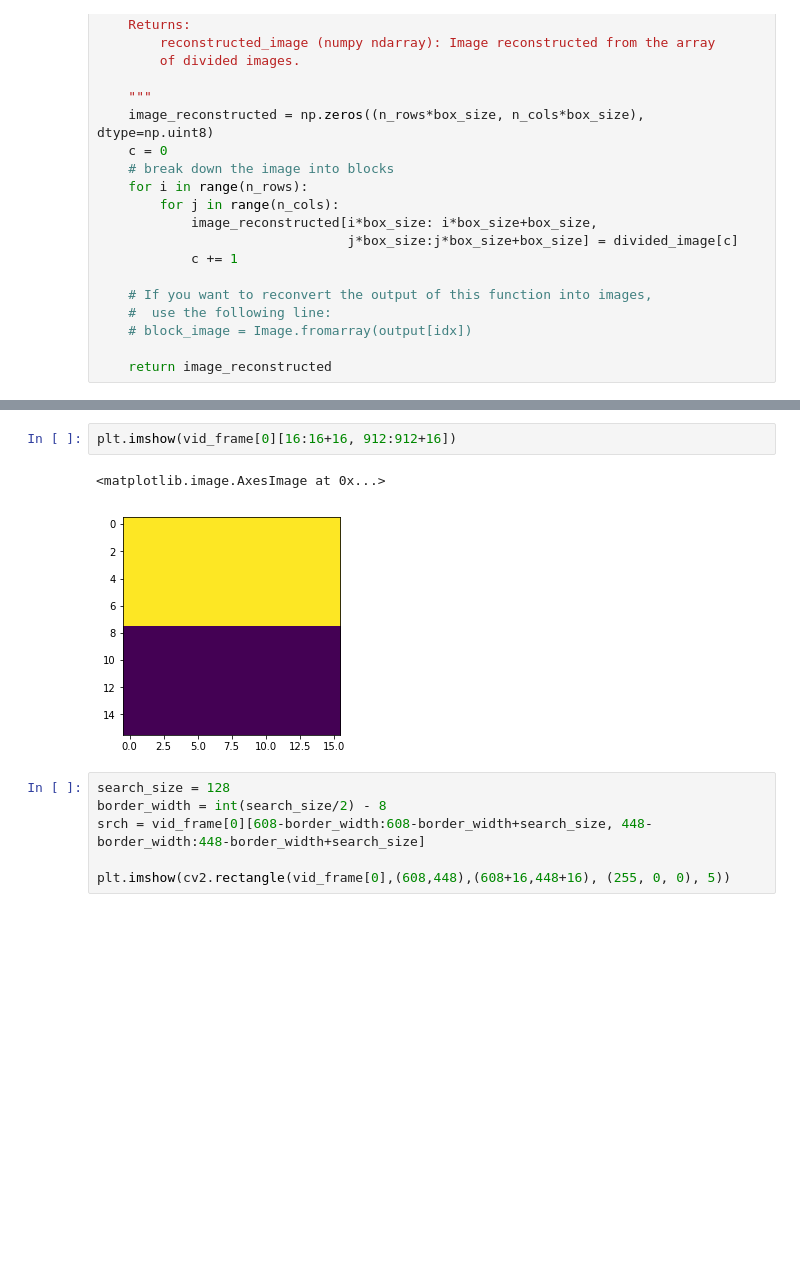
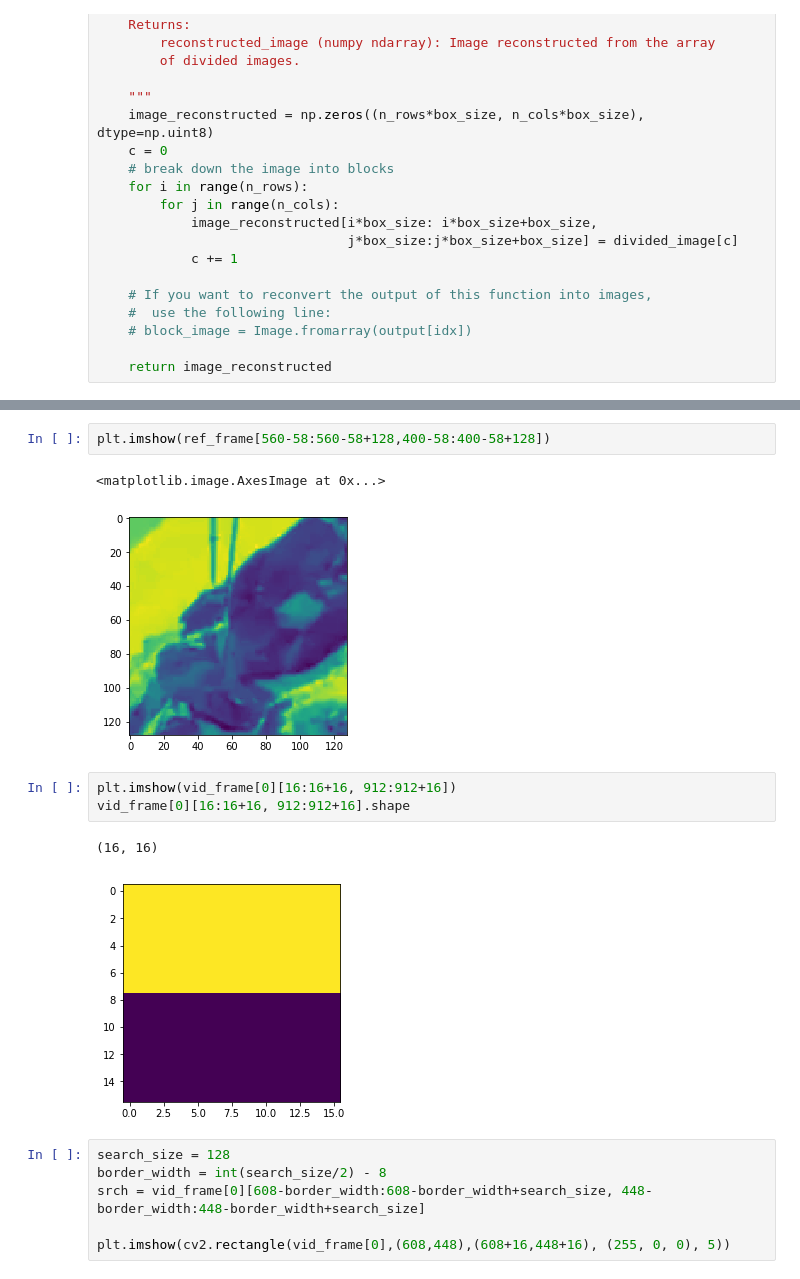
Before and after one commit to alaanousir/H.264-Video-Compression, a Jupyter notebook: Main.ipynb, the cells around one changed output, grey strips where cells are left out. Saved outputs shown, nothing was run; the diff lists cells and outputs as text; blank space fills up the shorter version.

```diff
--- a/Main.ipynb
+++ b/Main.ipynb
@@ -332,7 +309,13 @@ print(row*16, col*16)
+# %%
+plt.imshow(ref_frame[560-58:560-58+128,400-58:400-58+128])
+# %% [output]
+<matplotlib.image.AxesImage at 0x...>
+[figure, added]
 # %%
 plt.imshow(vid_frame[0][16:16+16, 912:912+16])
+vid_frame[0][16:16+16, 912:912+16].shape
 # %% [output]
-<matplotlib.image.AxesImage at 0x...>
+(16, 16)
 [figure]
 # %%
 search_size = 128
```
Also changed, not shown: parts of 12 cells of this notebook, 1 other file.
